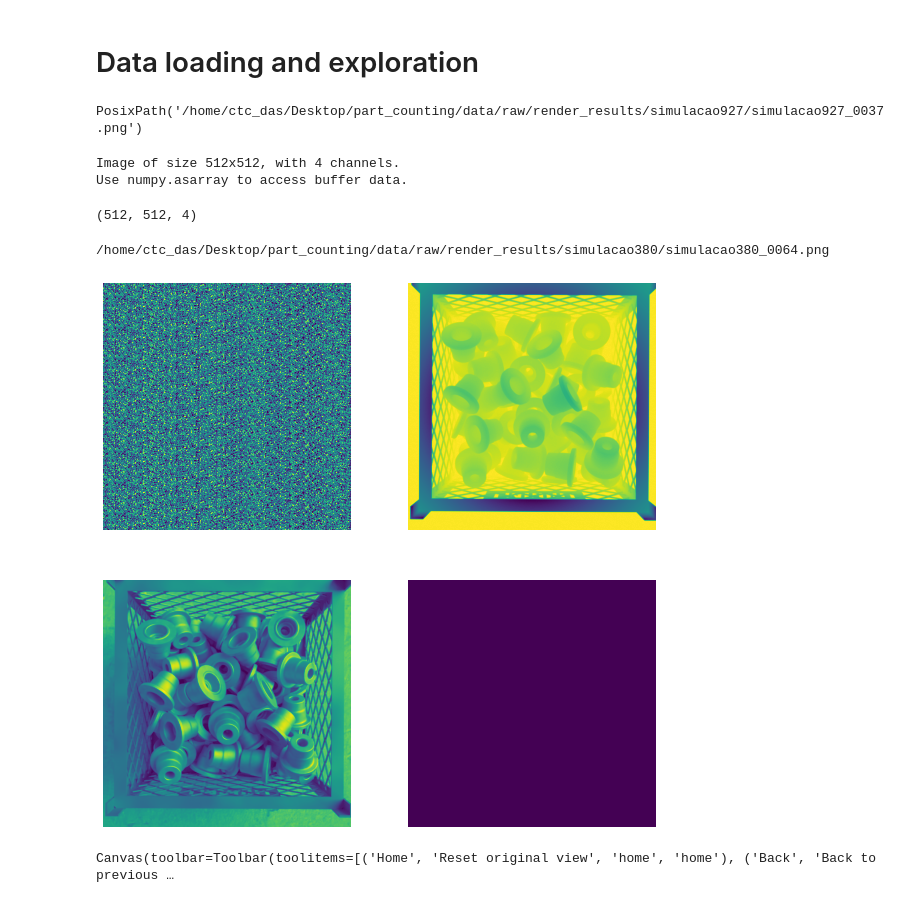
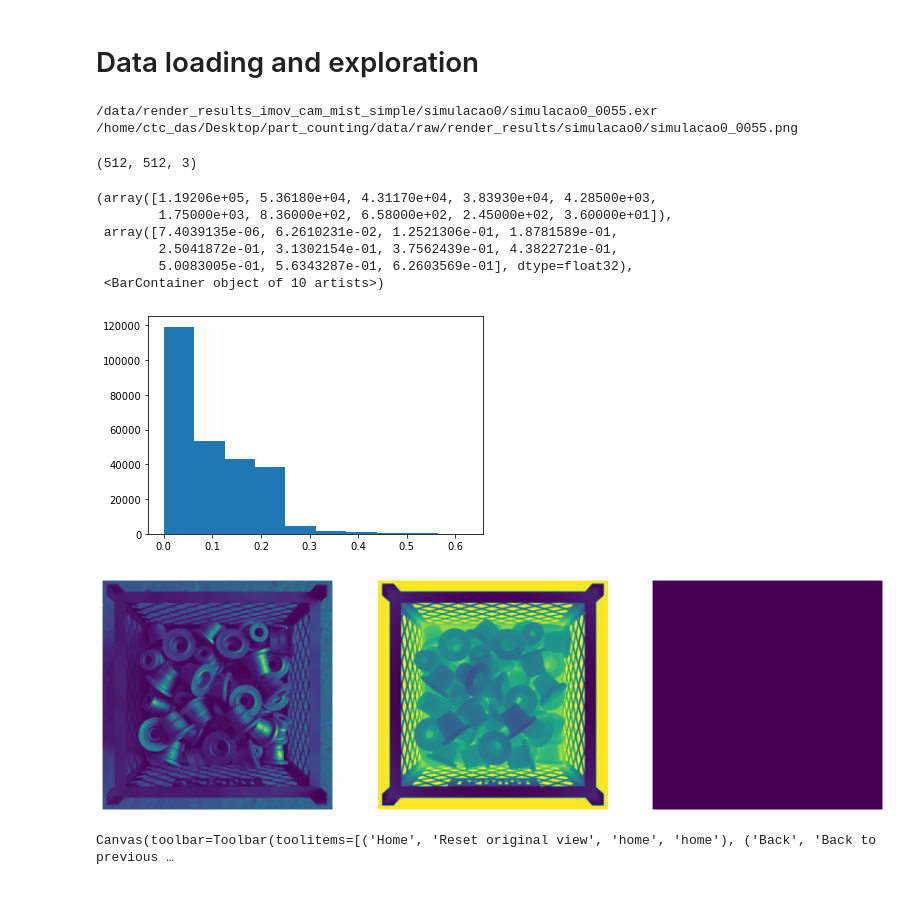
Before and after one commit to brunompacheco/part-counting, a Jupyter notebook: notebooks/00.00-bmp-intial-data-exploration.ipynb, the cells around one changed output. Cells and saved outputs as stored; diff of their text form; code cells hidden in the pictures.

Commit message:
adapt to use new .exr images

```diff
--- a/notebooks/00.00-bmp-intial-data-exploration.ipynb
+++ b/notebooks/00.00-bmp-intial-data-exploration.ipynb
@@ -23,45 +24,52 @@ True
 # %% [markdown]
 # Data loading and exploration
 # %%
-raw_data_dir = project_dir/'data/raw/render_results'
+raw_mist_dir = Path('/data/render_results_imov_cam_mist_simple')
 
-syms_dirs = list(raw_data_dir.glob('simulacao*'))
+mists_dirs = list(raw_mist_dir.glob('simulacao*'))
 
-sym_dir = np.random.choice(syms_dirs)
-img_fpath = np.random.choice(list(sym_dir.glob('*.png')))
-img_fpath
+mist_dir = np.random.choice(mists_dirs)
+mist_fpath = np.random.choice(list(mist_dir.glob('*.exr')))
+
+raw_img_dir = project_dir/'data/raw/render_results'
+
+img_fpath = raw_img_dir/mist_fpath.parent.name/mist_fpath.name.replace('.exr', '.png')
+
+print(mist_fpath)
+print(img_fpath)
 # %% [output]
-PosixPath('/home/ctc_das/Desktop/part_counting/data/raw/render_results/simulacao927/simulacao927_0037.png')
+/data/render_results_imov_cam_mist_simple/simulacao0/simulacao0_0055.exr
+/home/ctc_das/Desktop/part_counting/data/raw/render_results/simulacao0/simulacao0_0055.png
-# %%
-img = o3d.io.read_image(str(img_fpath))
-img
-# %% [output]
-Image of size 512x512, with 4 channels.
-Use numpy.asarray to access buffer data.
-# %%
-img_data = np.asarray(img)
-img_data.shape
-# %% [output]
-(512, 512, 4)
+# %%
+img_data = cv2.imread(str(mist_fpath),  cv2.IMREAD_ANYCOLOR | cv2.IMREAD_ANYDEPTH)
+
+img_data.shape
+# %% [output]
+(512, 512, 3)
+# %%
+%matplotlib inline
+plt.hist(img_data[:,:,0].flatten())
+# %% [output]
+(array([1.19206e+05, 5.36180e+04, 4.31170e+04, 3.83930e+04, 4.28500e+03,
+        1.75000e+03, 8.36000e+02, 6.58000e+02, 2.45000e+02, 3.60000e+01]),
+ array([7.4039135e-06, 6.2610231e-02, 1.2521306e-01, 1.8781589e-01,
+        2.5041872e-01, 3.1302154e-01, 3.7562439e-01, 4.3822721e-01,
+        5.0083005e-01, 5.6343287e-01, 6.2603569e-01], dtype=float32),
+ <BarContainer object of 10 artists>)
+[figure, added]
 # %%
 %matplotlib inline
 
-img_fpath = np.random.choice(list(raw_data_dir.glob('simulacao*/*.png')))
-img_fpath = Path('/home/ctc_das/Desktop/part_counting/data/raw/render_results/simulacao380/simulacao380_0064.png')
-print(img_fpath)
+fig, axs = plt.subplots(1,3)
+fig.set_size_inches(15,5)
 
-img_data = np.asarray(o3d.io.read_image(str(img_fpath)))
-
-fig, axs = plt.subplots(2,2)
-fig.set_size_inches(10,10)
-for i, ax in enumerate(axs.flatten()):
-    ax.imshow(img_data[:,:,i])
-    ax.set_axis_off()
+for i in range(3):
+    axs[i].imshow(img_data[:,:,i])
+    axs[i].set_axis_off()
 
 fig.show()
 # %% [output]
-/home/ctc_das/Desktop/part_counting/data/raw/render_results/simulacao380/simulacao380_0064.png
-[figure, old version]
+[figure, new version]
 # %%
 %matplotlib widget
 
```
Also changed, not shown: parts of 2 cells of this notebook, 1 other file.
